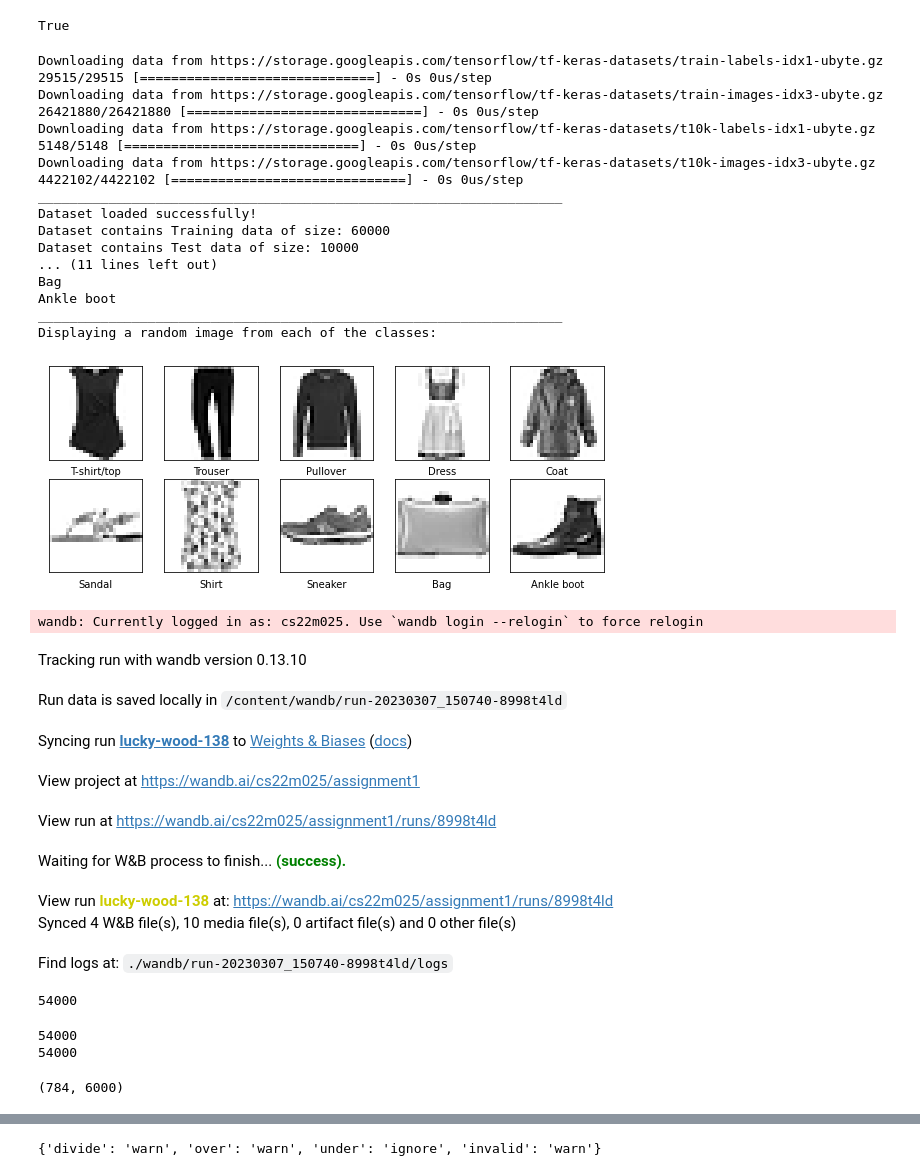
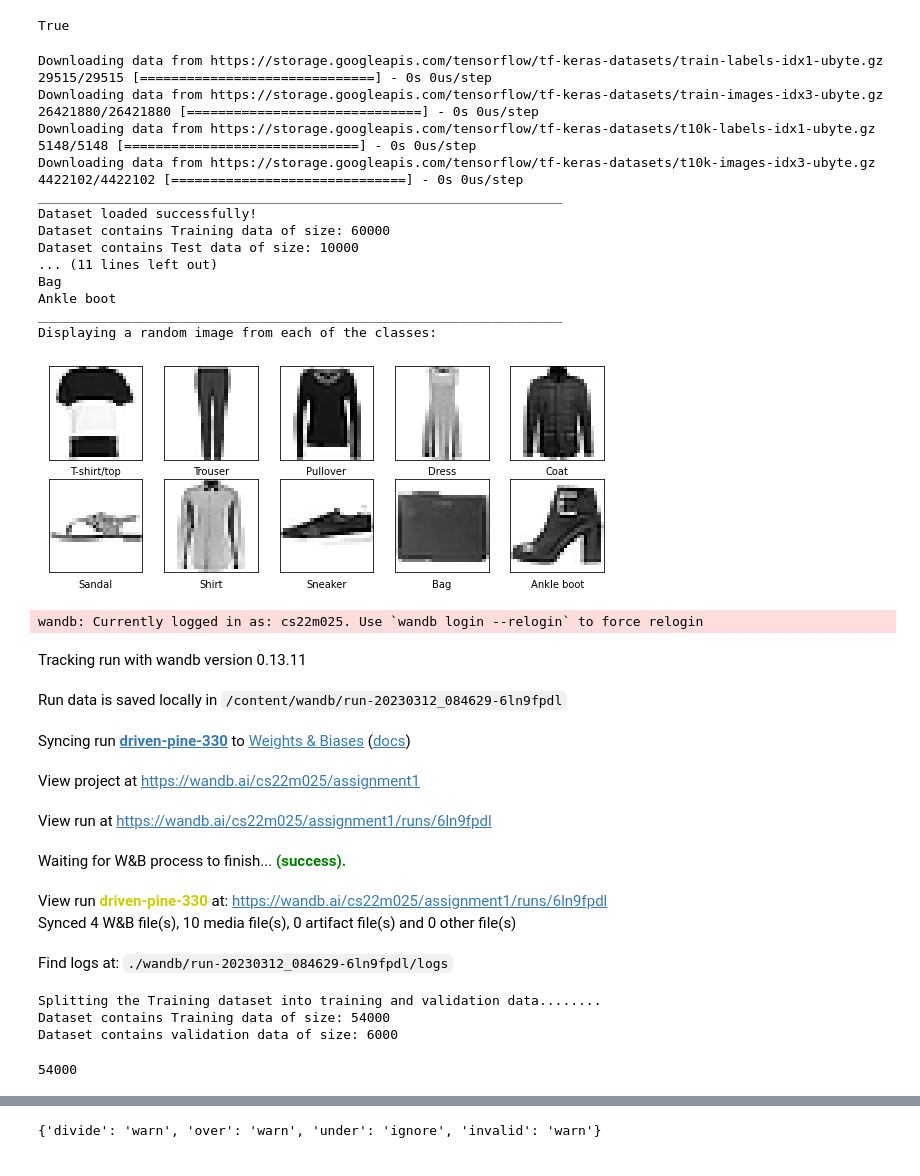
Before and after one commit to ayanasatheesh/cs6910_assignment1, a Jupyter notebook: Untitled18.ipynb, the cells around one changed output, grey strips where cells are left out. Cells and saved outputs as stored; diff of their text form; code cells hidden in the pictures.

```diff
--- a/Untitled18.ipynb
+++ b/Untitled18.ipynb
@@ -90,51 +89,58 @@ def display_sampleimage():
       plt.imshow(X_train[j], cmap=plt.cm.binary)
       plt.xlabel(class_labels[i])
       images_list.append(X_train[j])
       class_list.append(class_labels[Y_train[j]])
     plt.show()
 
 
 
-    run=wandb.init(project="assignment1")
+    run=wandb.init(project="assignment1",entity="cs22m025")
     wandb.log({"Question 1": [wandb.Image(ele) for ele in images_list]})
     run.finish()
 
 display_sampleimage()
 # %% [output]
 Downloading data from https://storage.googleapis.com/tensorflow/tf-keras-datasets/train-labels-idx1-ubyte.gz
 29515/29515 [==============================] - 0s 0us/step
 Downloading data from https://storage.googleapis.com/tensorflow/tf-keras-datasets/train-images-idx3-ubyte.gz
 26421880/26421880 [==============================] - 0s 0us/step
 Downloading data from https://storage.googleapis.com/tensorflow/tf-keras-datasets/t10k-labels-idx1-ubyte.gz
 5148/5148 [==============================] - 0s 0us/step
 Downloading data from https://storage.googleapis.com/tensorflow/tf-keras-datasets/t10k-images-idx3-ubyte.gz
 4422102/4422102 [==============================] - 0s 0us/step
 ___________________________________________________________________
 Dataset loaded successfully!
 Dataset contains Training data of size: 60000
 Dataset contains Test data of size: 10000
 ... (11 lines left out)
 Bag
 Ankle boot
 ___________________________________________________________________
 Displaying a random image from each of the classes:
-[figure, old version]
+[figure, new version]
 wandb: Currently logged in as: cs22m025. Use `wandb login --relogin` to force relogin
-Tracking run with wandb version 0.13.10
+Tracking run with wandb version 0.13.11
-Run data is saved locally in /content/wandb/run-20230307_150740-8998t4ld
+Run data is saved locally in /content/wandb/run-20230312_084629-6ln9fpdl
-Syncing run lucky-wood-138 to Weights & Biases (docs)
+Syncing run driven-pine-330 to Weights & Biases (docs)
 View project at https://wandb.ai/cs22m025/assignment1
-View run at https://wandb.ai/cs22m025/assignment1/runs/8998t4ld
+View run at https://wandb.ai/cs22m025/assignment1/runs/6ln9fpdl
 Waiting for W&B process to finish... (success).
-View run lucky-wood-138 at: https://wandb.ai/cs22m025/assignment1/runs/8998t4ld
+View run driven-pine-330 at: https://wandb.ai/cs22m025/assignment1/runs/6ln9fpdl
 Synced 4 W&B file(s), 10 media file(s), 0 artifact file(s) and 0 other file(s)
-Find logs at: ./wandb/run-20230307_150740-8998t4ld/logs
+Find logs at: ./wandb/run-20230312_084629-6ln9fpdl/logs
 # %%
 X=X_train
 Y=Y_train
 
+print("Splitting the Training dataset into training and validation data........")
 from sklearn.model_selection import train_test_split
 X_train,X_validate,Y_train,Y_validate=train_test_split(X, Y, test_size=0.1, random_state=42)
+print("Dataset contains Training data of size:",Y_train.shape[0])
+print("Dataset contains validation data of size:",Y_validate.shape[0])
+# %% [output]
+Splitting the Training dataset into training and validation data........
+Dataset contains Training data of size: 54000
+Dataset contains validation data of size: 6000
 # %%
 Y_train.shape[0]
 # %% [output]
@@ -265,18 +271,11 @@ def forwardPropagation(W,b,n_neurons,n_layers,activation_function,X,n_outputneur
 (W,b)=initialise_parameters("xavier",3,32,784,10)
 test=[X_train[i].flatten() for i in range(X_train.shape[0])]
 #np.random.shuffle(test)
-print(len(test))
+#print(len(test))
 test=np.transpose(test)
 #test=test[:,0:1000]
-print(len(test[0]))
+#print(len(test[0]))
 y=forwardPropagation(W,b,32,3,"relu",test,10)
-# %% [output]
-54000
-54000
 # %%
 xval_flat=[X_validate[i].flatten() for i in range(X_validate.shape[0])]
 xval=np.transpose(xval_flat)
-# %%
-xval.shape
-# %% [output]
-(784, 6000)
```
Also changed, not shown: parts of 27 cells of this notebook.
